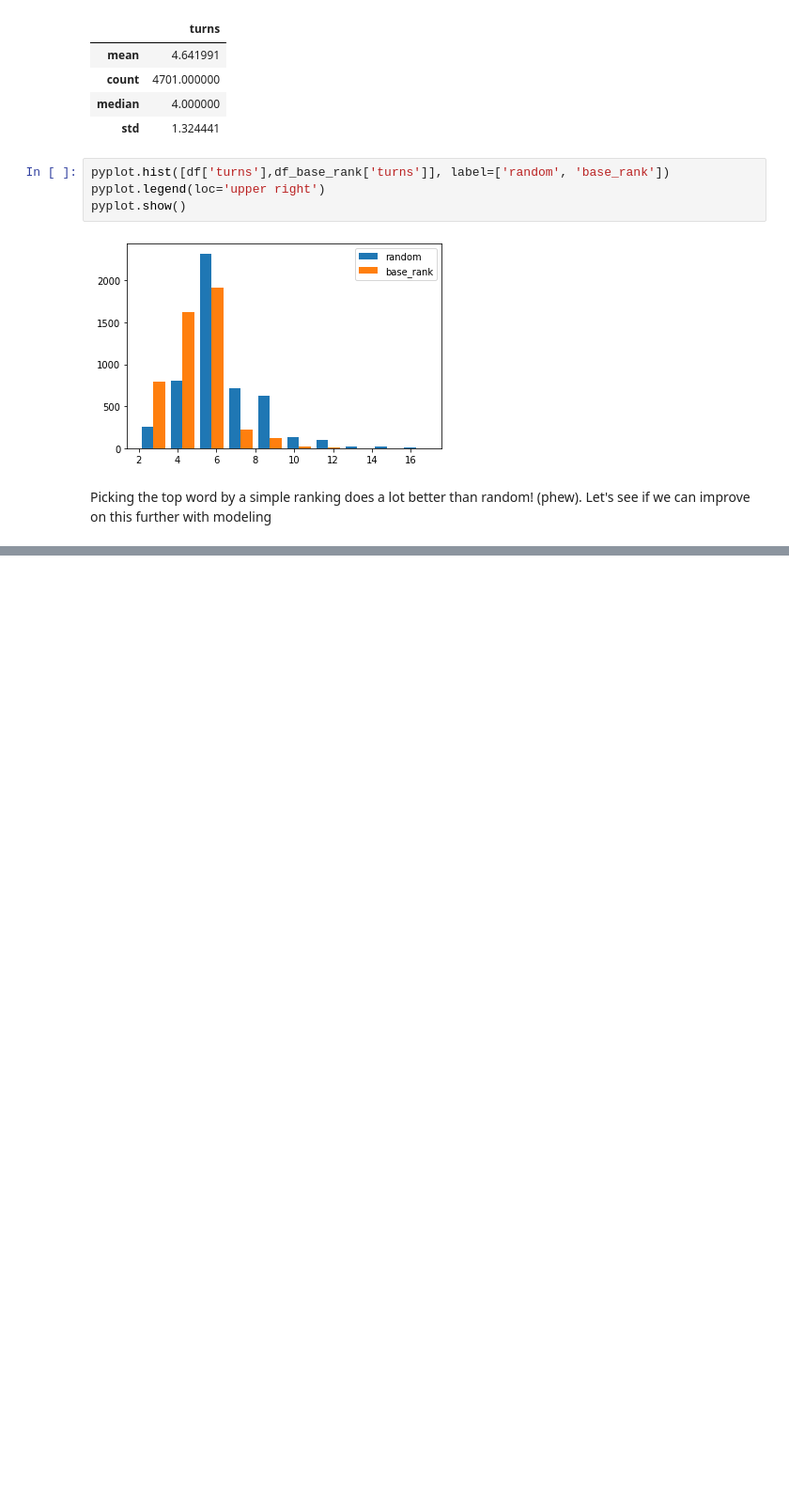
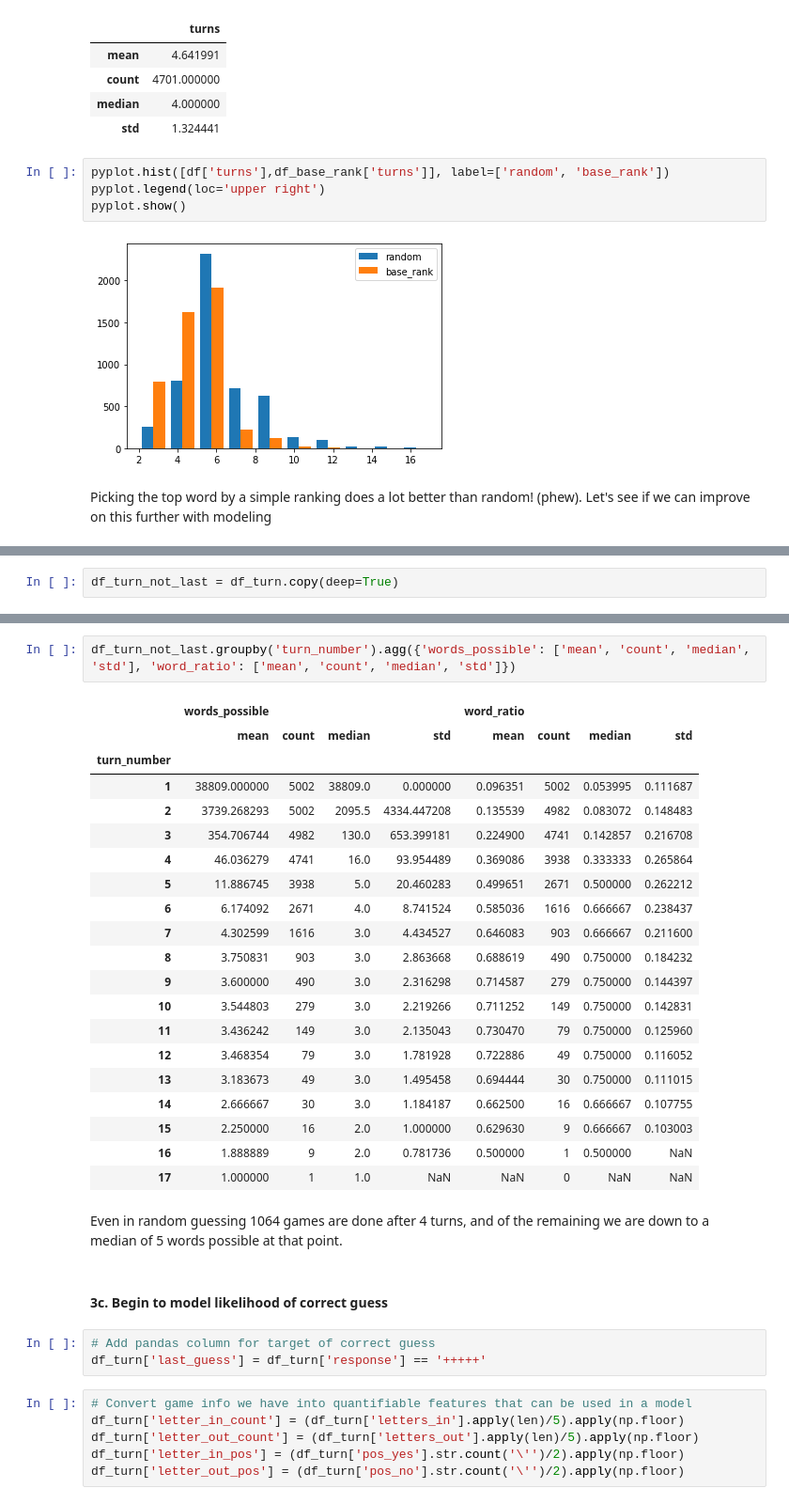
Before and after one commit to jkatzur/wordle-solver, a Jupyter notebook: Analyzing-Wordle-Simulations.ipynb, the cells around one changed output, grey strips where cells are left out. Shown at 94% size. Drawn from its saved outputs; the diff is of its cells as text; blank space fills up the shorter version.

```diff
--- a/Analyzing-Wordle-Simulations.ipynb
+++ b/Analyzing-Wordle-Simulations.ipynb
@@ -134,0 +158,2 @@ Picking the top word by a simple ranking does a lot better than random! (phew).
+# %%
+df_turn_not_last = df_turn.copy(deep=True)
@@ -134,0 +176,36 @@ Picking the top word by a simple ranking does a lot better than random! (phew).
+# %%
+df_turn_not_last.groupby('turn_number').agg({'words_possible': ['mean', 'count', 'median', 'std'], 'word_ratio': ['mean', 'count', 'median', 'std']})
+# %% [output]
+|  | words_possible |  |  |  | word_ratio |  |  |  |
+|  | mean | count | median | std | mean | count | median | std |
+| turn_number |  |  |  |  |  |  |  |  |
+| 1 | 38809.000000 | 5002 | 38809.0 | 0.000000 | 0.096351 | 5002 | 0.053995 | 0.111687 |
+| 2 | 3739.268293 | 5002 | 2095.5 | 4334.447208 | 0.135539 | 4982 | 0.083072 | 0.148483 |
+| 3 | 354.706744 | 4982 | 130.0 | 653.399181 | 0.224900 | 4741 | 0.142857 | 0.216708 |
+| 4 | 46.036279 | 4741 | 16.0 | 93.954489 | 0.369086 | 3938 | 0.333333 | 0.265864 |
+| 5 | 11.886745 | 3938 | 5.0 | 20.460283 | 0.499651 | 2671 | 0.500000 | 0.262212 |
+| 6 | 6.174092 | 2671 | 4.0 | 8.741524 | 0.585036 | 1616 | 0.666667 | 0.238437 |
+| 7 | 4.302599 | 1616 | 3.0 | 4.434527 | 0.646083 | 903 | 0.666667 | 0.211600 |
+| 8 | 3.750831 | 903 | 3.0 | 2.863668 | 0.688619 | 490 | 0.750000 | 0.184232 |
+| 9 | 3.600000 | 490 | 3.0 | 2.316298 | 0.714587 | 279 | 0.750000 | 0.144397 |
+| 10 | 3.544803 | 279 | 3.0 | 2.219266 | 0.711252 | 149 | 0.750000 | 0.142831 |
+| 11 | 3.436242 | 149 | 3.0 | 2.135043 | 0.730470 | 79 | 0.750000 | 0.125960 |
+| 12 | 3.468354 | 79 | 3.0 | 1.781928 | 0.722886 | 49 | 0.750000 | 0.116052 |
+| 13 | 3.183673 | 49 | 3.0 | 1.495458 | 0.694444 | 30 | 0.750000 | 0.111015 |
+| 14 | 2.666667 | 30 | 3.0 | 1.184187 | 0.662500 | 16 | 0.666667 | 0.107755 |
+| 15 | 2.250000 | 16 | 2.0 | 1.000000 | 0.629630 | 9 | 0.666667 | 0.103003 |
+| 16 | 1.888889 | 9 | 2.0 | 0.781736 | 0.500000 | 1 | 0.500000 | NaN |
+| 17 | 1.000000 | 1 | 1.0 | NaN | NaN | 0 | NaN | NaN |
+# %% [markdown]
+Even in random guessing 1064 games are done after 4 turns, and of the remaining we are down to a median of 5 words possible at that point.
+# %% [markdown]
+#### 3c. Begin to model likelihood of correct guess
+# %%
+# Add pandas column for target of correct guess
+df_turn['last_guess'] = df_turn['response'] == '+++++'
+# %%
+# Convert game info we have into quantifiable features that can be used in a model
+df_turn['letter_in_count'] = (df_turn['letters_in'].apply(len)/5).apply(np.floor)
+df_turn['letter_out_count'] = (df_turn['letters_out'].apply(len)/5).apply(np.floor)
+df_turn['letter_in_pos'] = (df_turn['pos_yes'].str.count('\'')/2).apply(np.floor)
+df_turn['letter_out_pos'] = (df_turn['pos_no'].str.count('\'')/2).apply(np.floor)
```
Also changed, not shown: parts of 17 cells of this notebook, 20 other files.
